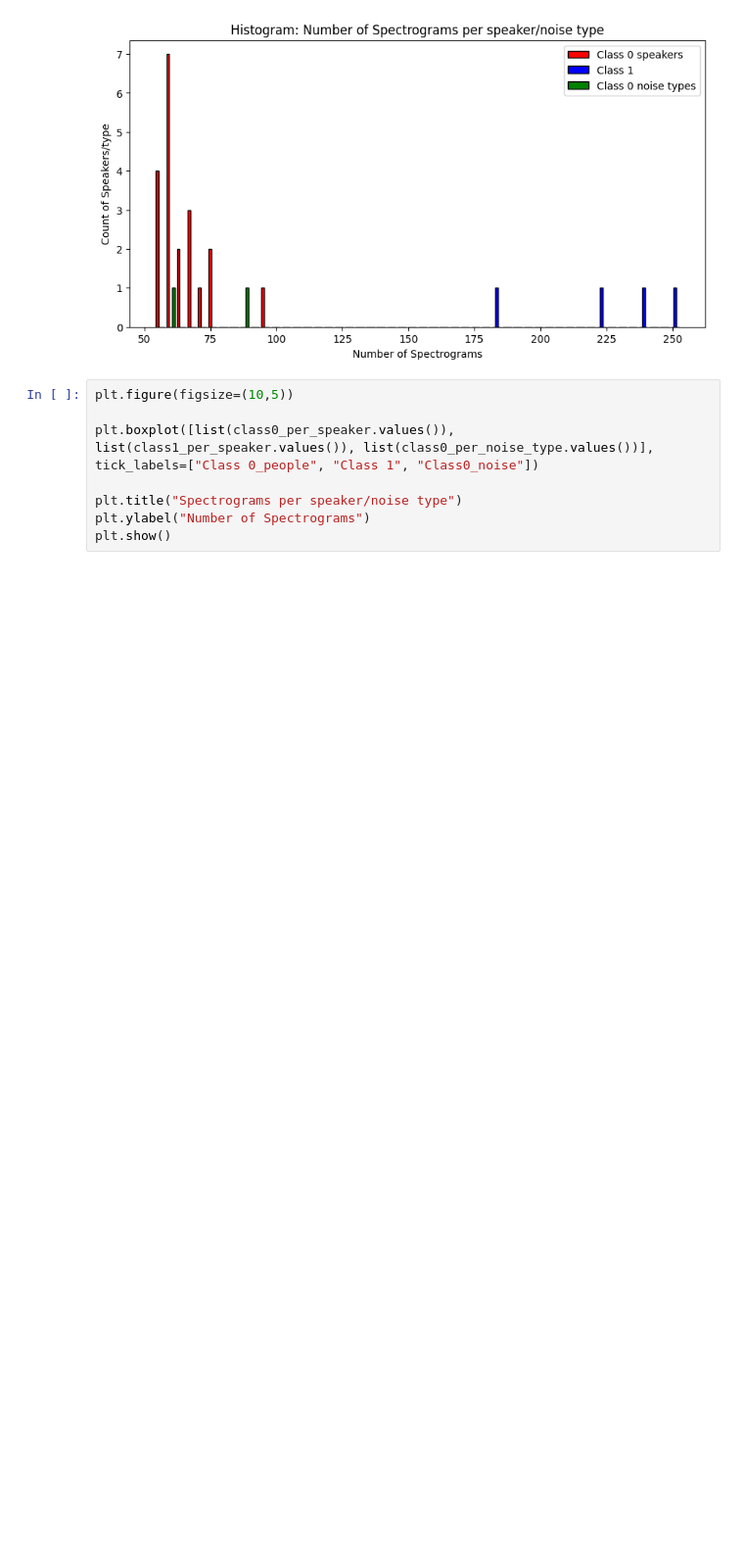
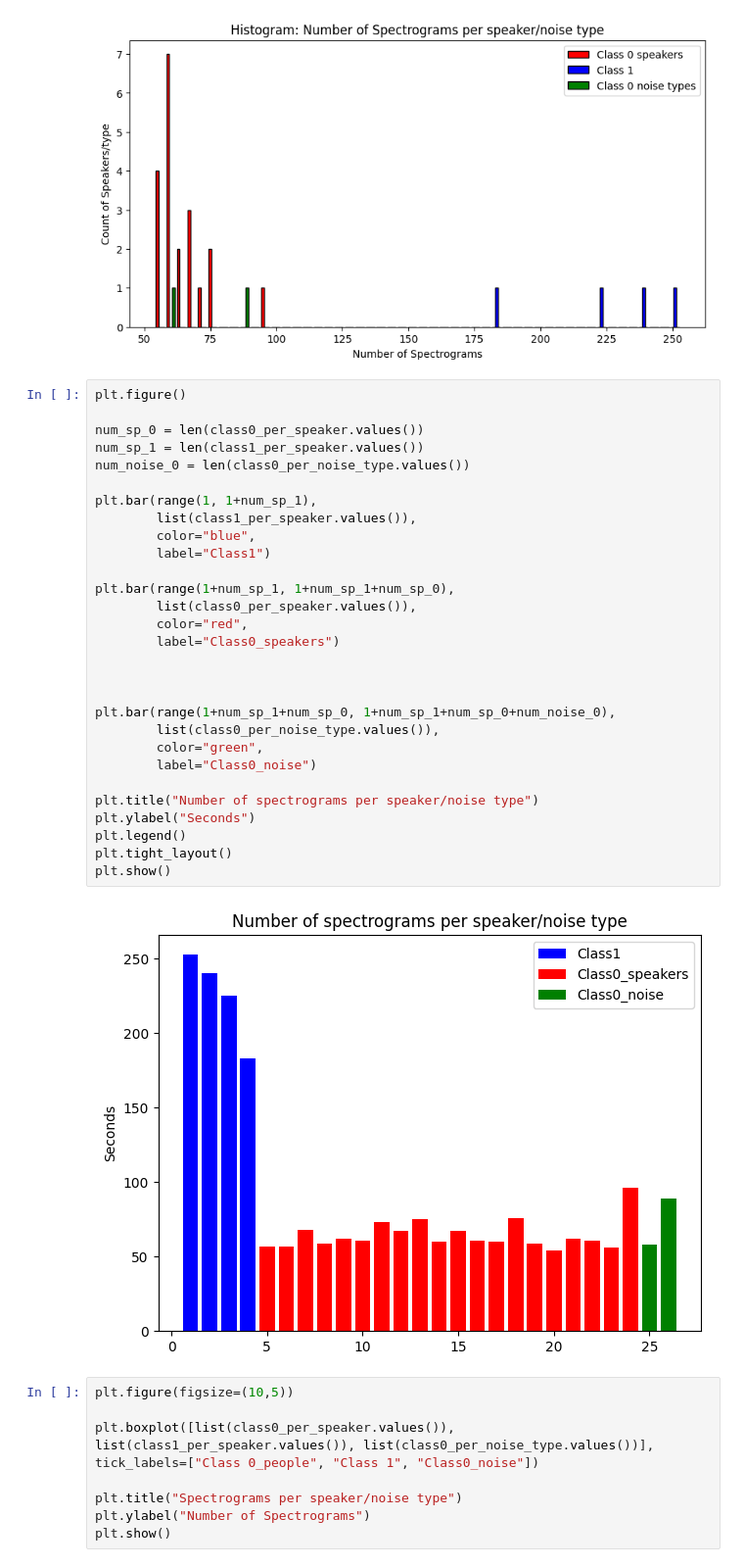
Before and after one commit to rybaks72/IML_Voice_Recognition, a Jupyter notebook: exploratory_data_analysis/spectograms_analysis.ipynb, the cells around one changed output. Shown at 98% size. Saved outputs shown, nothing was run; the diff lists cells and outputs as text; blank space fills up the shorter version.

```diff
--- a/exploratory_data_analysis/spectograms_analysis.ipynb
+++ b/exploratory_data_analysis/spectograms_analysis.ipynb
@@ -174,6 +198,37 @@ plt.legend()
 plt.show()
 # %% [output]
 [figure]
+# %%
+plt.figure()
+
+num_sp_0 = len(class0_per_speaker.values())
+num_sp_1 = len(class1_per_speaker.values())
+num_noise_0 = len(class0_per_noise_type.values())
+
+plt.bar(range(1, 1+num_sp_1),
+        list(class1_per_speaker.values()),
+        color="blue",
+        label="Class1")
+
+plt.bar(range(1+num_sp_1, 1+num_sp_1+num_sp_0),
+        list(class0_per_speaker.values()),
+        color="red",
+        label="Class0_speakers")
+
+
+
+plt.bar(range(1+num_sp_1+num_sp_0, 1+num_sp_1+num_sp_0+num_noise_0),
+        list(class0_per_noise_type.values()),
+        color="green",
+        label="Class0_noise")
+
+plt.title("Number of spectrograms per speaker/noise type")
+plt.ylabel("Seconds")
+plt.legend()
+plt.tight_layout()
+plt.show()
+# %% [output]
+[figure, added]
 # %%
 plt.figure(figsize=(10,5))
 
```
Also changed, not shown: parts of 3 cells of this notebook, 1 other file.
